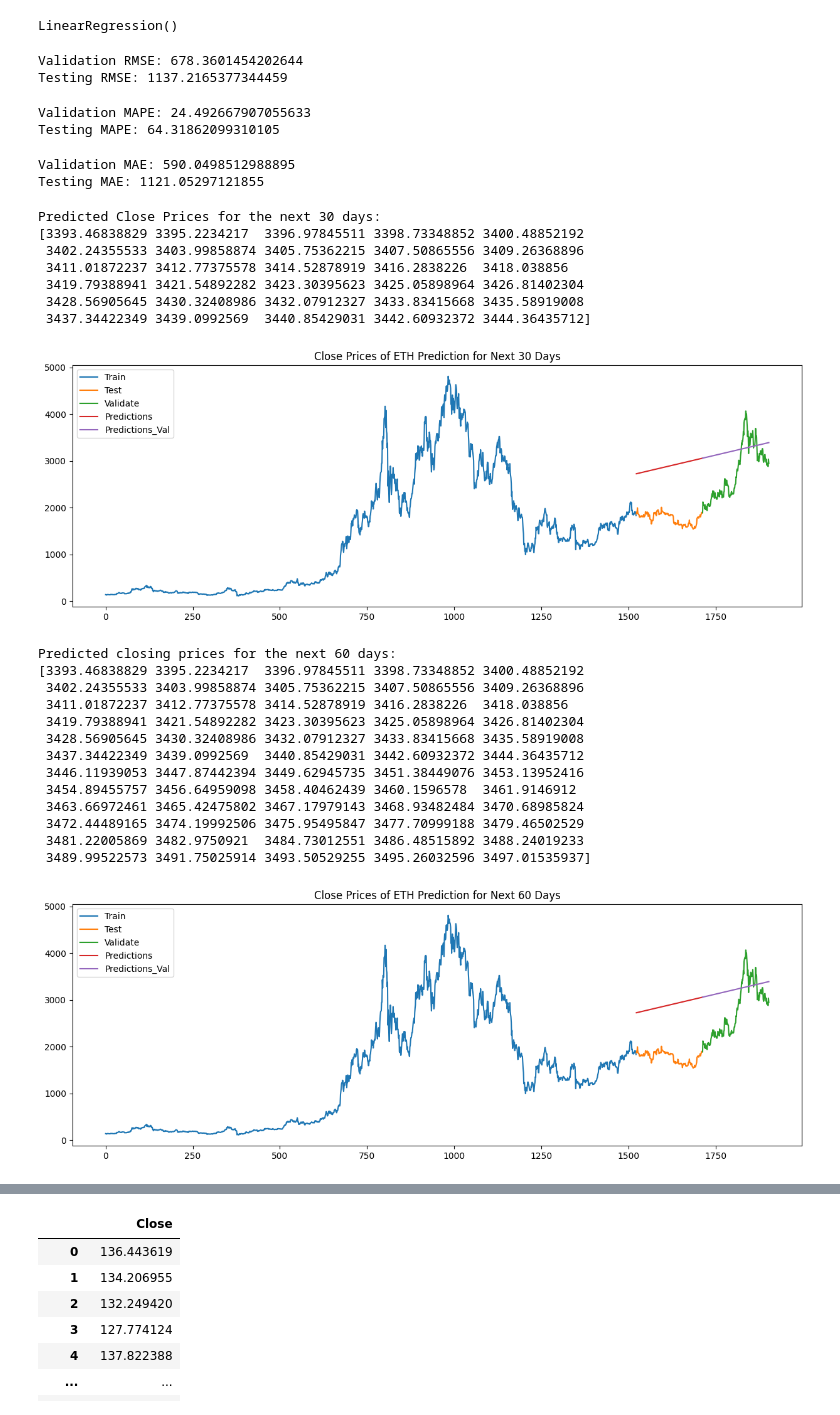
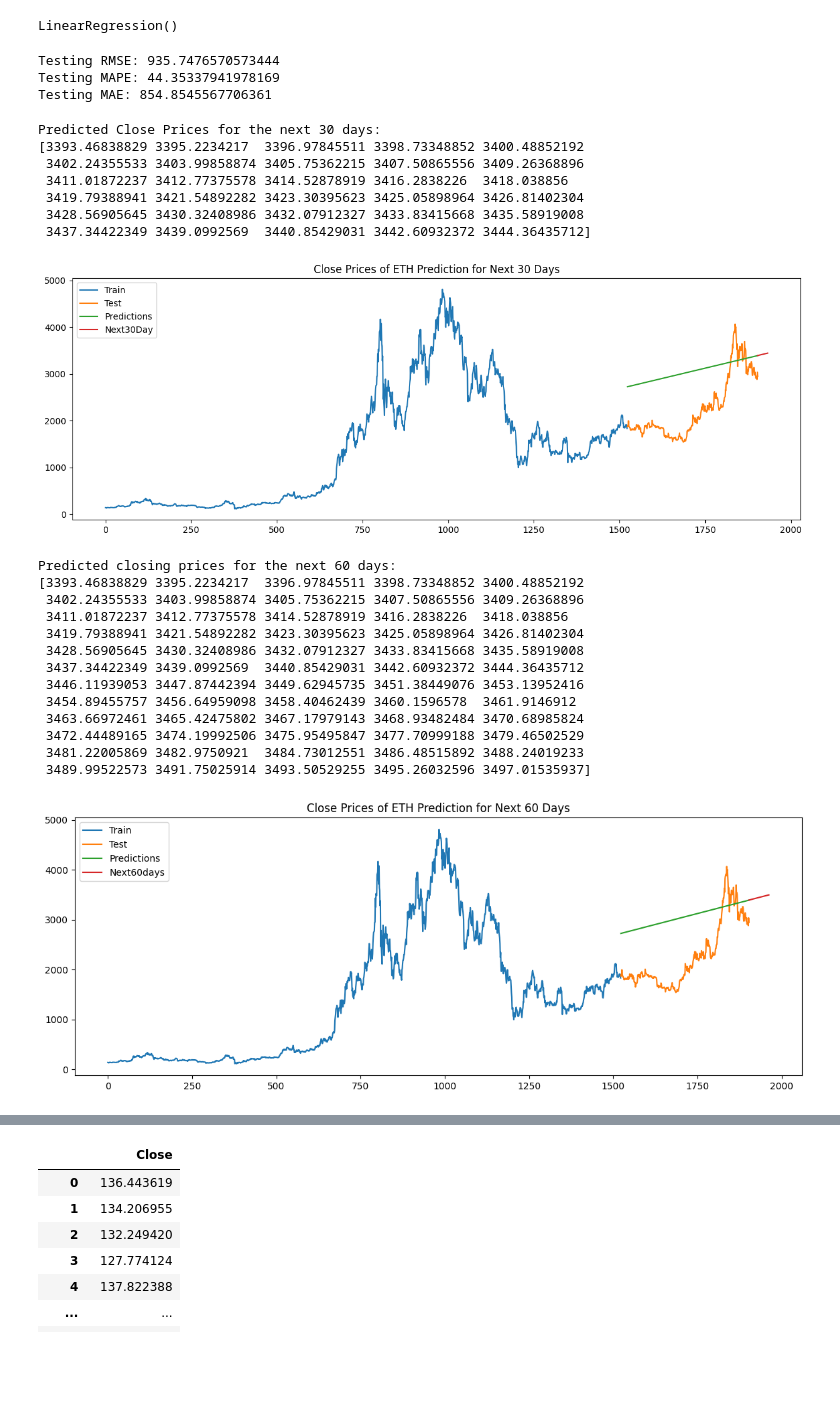
Before and after one commit to DuongTrucUyen/IS403.O21.HTCL_Nhom11, a Jupyter notebook: 3.1.Linear Regression/LinearRegression_ETH.ipynb, the cells around one changed output, grey strips where cells are left out. Saved outputs shown, nothing was run; the diff lists cells and outputs as text; code cells hidden in the pictures; blank space fills up the shorter version.

```diff
--- a/3.1.Linear Regression/LinearRegression_ETH.ipynb
+++ b/3.1.Linear Regression/LinearRegression_ETH.ipynb
@@ -34,18 +29,15 @@ df.plot(figsize=(15,5))
 # %%
-# Chia tập dữ liệu thành train, test, validate (8-1-1)
+# Chia tập dữ liệu thành train, test
 # Tính số lượng mẫu tương ứng với từng tập
 train_size = int(0.8 * len(df))
-test_size = int(0.1 * len(df))
-val_size = len(df) - train_size - test_size
+test_size = len(df) - train_size
 
 # Chia dữ liệu thành các tập
 train_data = df[:train_size]
 test_data = df[train_size:train_size+test_size]
-val_data = df[train_size+test_size:]
 
 # Kiểm tra kích thước của từng tập
 print("Train data size:", len(train_data))
 print("Test data size:", len(test_data))
-print("Validate data size:", len(val_data))
 # %% [output]
 Train data size: 1523
@@ -74,33 +60,15 @@ y_pred_val = model.predict(x_val)
 # %%
-# Đánh giá độ chính xác validate, test
-# RMSE
-valid_rmse = np.sqrt(np.mean((y_pred_val - y_val)**2))
+# Đánh giá độ chính xác
 test_rmse = np.sqrt(np.mean((y_pred - y_test)**2))
-print('Validation RMSE:', valid_rmse)
 print('Testing RMSE:', test_rmse)
+mape_test = np.mean(np.abs((y_test - y_pred) / y_test)) * 100
+print('Testing MAPE:', mape_test)
+mae_test = np.mean(np.abs(y_test - y_pred))
+print("Testing MAE:", mae_test)
 # %% [output]
-Validation RMSE: 678.3601454202644
-Testing RMSE: 1137.2165377344459
+Testing RMSE: 935.7476570573444
+Testing MAPE: 44.35337941978169
+Testing MAE: 854.8545567706361
-# %%
-# Đánh giá độ chính xác validate, test
-# MAPE
-mape_test = np.mean(np.abs((y_test - y_pred) / y_test)) * 100
-mape_validate = np.mean(np.abs((y_val - y_pred_val) / y_val)) * 100
-print('Validation MAPE:', mape_validate)
-print('Testing MAPE:', mape_test)
-# %% [output]
-Validation MAPE: 24.492667907055633
-Testing MAPE: 64.31862099310105
-# %%
-# Đánh giá độ chính xác validate, test
-# MAE
-mae_test = np.mean(np.abs(y_test - y_pred))
-mae_val = np.mean(np.abs(y_val - y_pred_val))
-print("Validation MAE:", mae_val)
-print("Testing MAE:", mae_test)
-# %% [output]
-Validation MAE: 590.0498512988895
-Testing MAE: 1121.05297121855
 # %%
 # Quá trình tạo index predict 30 ngày tiếp theo
 last_index =  df.index[-1]
@@ -119,10 +87,9 @@ print(y_next_30_days)
 plt.figure(figsize=(15, 5))
 plt.plot(train_data.index, train_data['Close'])
 plt.plot(test_data.index, test_data['Close'])
-plt.plot(val_data.index, val_data['Close'])
 plt.plot(test_data.index, y_pred)
-plt.plot(val_data.index, y_pred_val)
-plt.legend(['Train', 'Test','Validate','Predictions','Predictions_Val'])
+plt.plot(last_data,y_next_30_days)
+plt.legend(['Train', 'Test','Predictions','Next30Day'])
 plt.title(f'Close Prices of ETH Prediction for Next 30 Days')
 plt.show()
 # %% [output]
@@ -133,7 +100,7 @@ Predicted Close Prices for the next 30 days:
  3419.79388941 3421.54892282 3423.30395623 3425.05898964 3426.81402304
  3428.56905645 3430.32408986 3432.07912327 3433.83415668 3435.58919008
  3437.34422349 3439.0992569  3440.85429031 3442.60932372 3444.36435712]
-[figure, old version]
+[figure, new version]
 # %%
 # Quá trình tạo index predict 60 ngày tiếp theo
 last_index =  df.index[-1]
@@ -141,38 +108,37 @@ last_data = pd.RangeIndex(start=last_index, stop=last_index+60, step=1)
 
 # Tạo mảng 60 ngày tiếp theo
 x_next_60_days = np.array(range(last_index+1, last_index+61)).reshape(-1, 1)
 
 # Dự đoán
 y_next_60_days = model.predict(x_next_60_days)
 
 # In ra dự đoán giá trong 60 ngày tiếp theo
 print('Predicted closing prices for the next 60 days:')
 print(y_next_60_days)
 
-plt.figure(figsize=(15, 5))
+plt.figure(figsize=(14, 5))
 plt.plot(train_data.index, train_data['Close'])
 plt.plot(test_data.index, test_data['Close'])
-plt.plot(val_data.index, val_data['Close'])
 plt.plot(test_data.index, y_pred)
-plt.plot(val_data.index, y_pred_val)
-plt.legend(['Train', 'Test','Validate','Predictions','Predictions_Val'])
+plt.plot(last_data,y_next_60_days)
+plt.legend(['Train', 'Test','Predictions','Next60days'])
 plt.title(f'Close Prices of ETH Prediction for Next 60 Days')
 plt.show()
 # %% [output]
 Predicted closing prices for the next 60 days:
 [3393.46838829 3395.2234217  3396.97845511 3398.73348852 3400.48852192
  3402.24355533 3403.99858874 3405.75362215 3407.50865556 3409.26368896
  3411.01872237 3412.77375578 3414.52878919 3416.2838226  3418.038856
  3419.79388941 3421.54892282 3423.30395623 3425.05898964 3426.81402304
  3428.56905645 3430.32408986 3432.07912327 3433.83415668 3435.58919008
  3437.34422349 3439.0992569  3440.85429031 3442.60932372 3444.36435712
  3446.11939053 3447.87442394 3449.62945735 3451.38449076 3453.13952416
  3454.89455757 3456.64959098 3458.40462439 3460.1596578  3461.9146912
  3463.66972461 3465.42475802 3467.17979143 3468.93482484 3470.68985824
  3472.44489165 3474.19992506 3475.95495847 3477.70999188 3479.46502529
  3481.22005869 3482.9750921  3484.73012551 3486.48515892 3488.24019233
  3489.99522573 3491.75025914 3493.50529255 3495.26032596 3497.01535937]
-[figure, old version]
+[figure, new version]
 # %%
 # Quá trình tạo index predict 90 ngày tiếp theo
 last_index =  df.index[-1]
```
Also changed, not shown: parts of 23 cells of this notebook, 2 other files.
